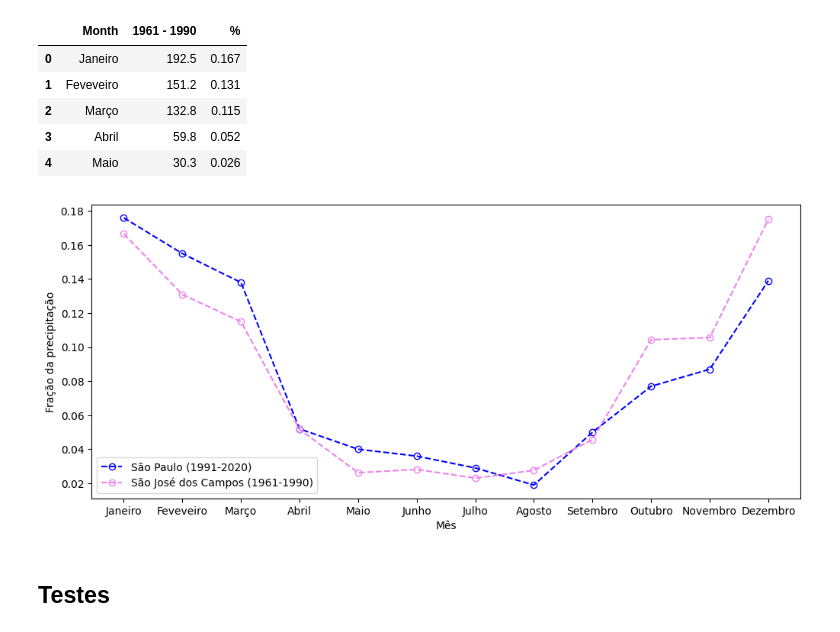
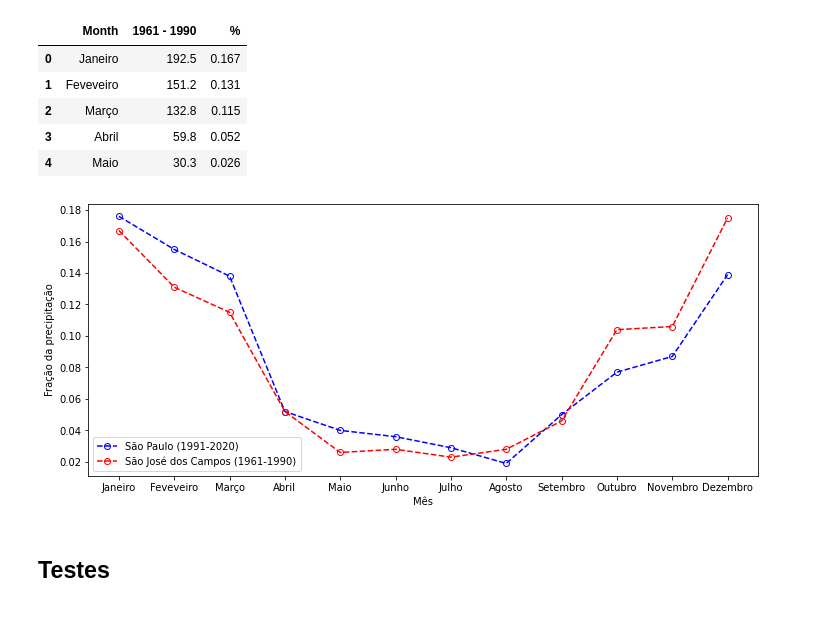
Before and after one commit to luizgabrielsilva/2023_02_cst_323_introduction_to_earth_system_modelling, a Jupyter notebook: projects/water_in_the_dam/plots/water_in_dam_plots.ipynb, the cells around one changed output. Drawn from its saved outputs; the diff is of its cells as text; code cells hidden in the pictures.

```diff
--- a/projects/water_in_the_dam/plots/water_in_dam_plots.ipynb
+++ b/projects/water_in_the_dam/plots/water_in_dam_plots.ipynb
@@ -49,28 +49,28 @@ data_sao_jose.head()
 # %%
 fig, ax = plt.subplots(nrows=1, ncols=1, figsize=(12, 5))
 
 ax.plot(data_sao_paulo["Month"],
         data_sao_paulo["%"],
         "--o",
         color="blue",
         markerfacecolor="none",
         label="São Paulo (1991-2020)")
 
 ax.plot(data_sao_jose["Month"],
         data_sao_jose["%"],
         "--o",
-        color="violet",
+        color="red",
         markerfacecolor="none",
         label="São José dos Campos (1961-1990)")
 
 ax.set_xlabel("Mês")
 ax.set_ylabel("Fração da precipitação")
 
 ax.legend()
 
 plt.show()
 # %% [output]
-[figure, old version]
+[figure, new version]
 # %% [markdown]
 ## Testes
 # %%
```
Also changed, not shown: parts of 5 cells of this notebook, 7 other files.
